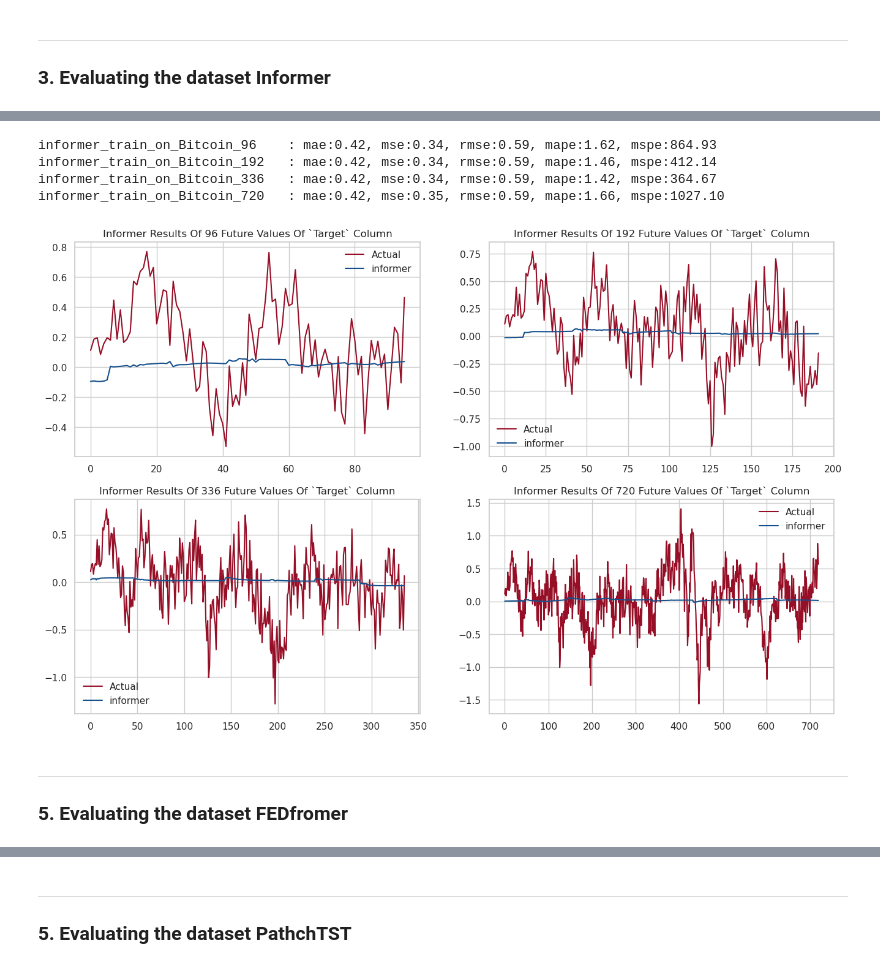
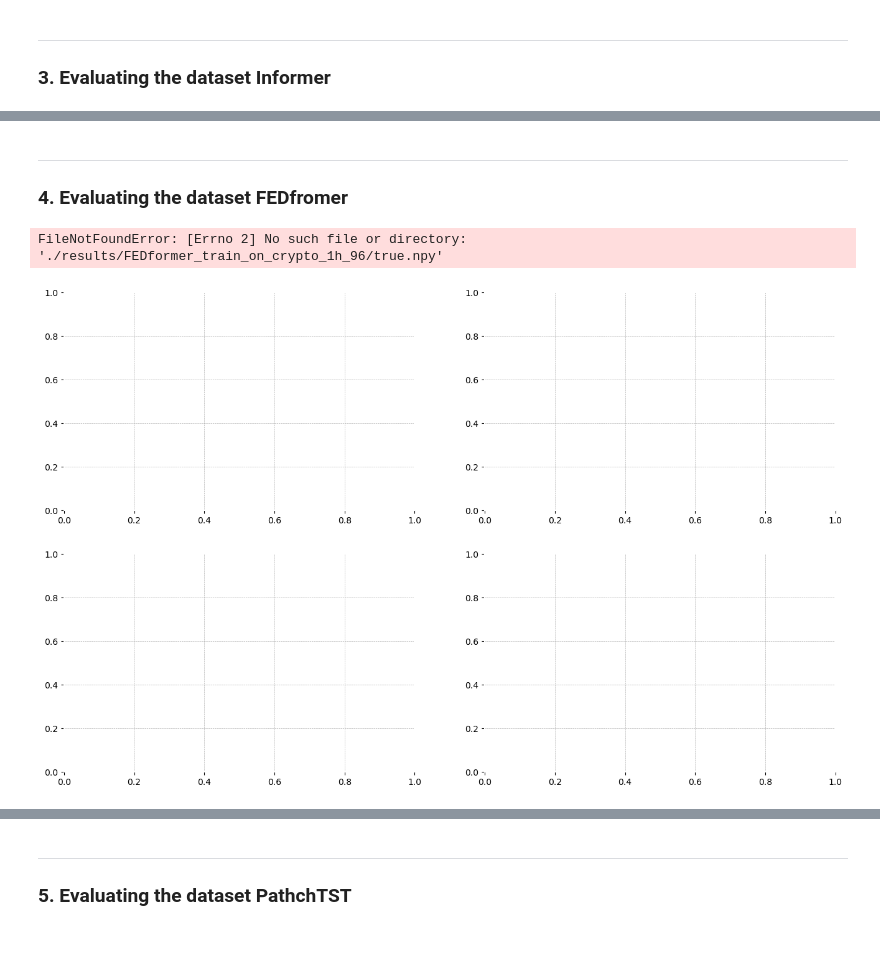
Before and after one commit to volzock/Transformer-based-solutions-for-the-long-term-time-series-forecasting, a Jupyter notebook: Crypto-Forecasting-EDA-Evaluation-on-5models.ipynb, the cells around one changed output, grey strips where cells are left out. Drawn from its saved outputs; the diff is of its cells as text; code cells hidden in the pictures; blank space fills up the shorter version.

```diff
--- a/Crypto-Forecasting-EDA-Evaluation-on-5models.ipynb
+++ b/Crypto-Forecasting-EDA-Evaluation-on-5models.ipynb
@@ -1097,12 +1083,14 @@ def Evaluate( model_name, pred_len, ax, colors):
     """
 
     InteractiveShell.ast_node_interactivity = 'last_expr'
-
-    setting = model_name+'_train_on_Bitcoin_'+str(pred_len)
+    if model_name == 'PatchTST':
+        setting = model_name+'_train_on_crypto_1h_'+str(pred_len)+'_42'
+    else:
+        setting = model_name+'_train_on_crypto_1h_'+str(pred_len)
     trues = np.load('./results/'+ setting +'/true.npy') # [samples, pred_len, dimensions]
     preds = np.load('./results/'+ setting +'/pred.npy') # [samples, pred_len, dimensions]
-    mae, mse, rmse, mape, mspe = np.load('./results/'+ setting +'/metrics.npy', allow_pickle=True)
-    print(setting + '\t: mae:{:0.2f}, mse:{:0.2f}, rmse:{:0.2f}, mape:{:0.2f}, mspe:{:0.2f}'.format(mae, mse, rmse, mape, mspe))
+    errors= np.load('./results/'+ setting +'/metrics.npy', allow_pickle=True)
+    print(setting + '\t: mae:{:0.2f}, mse:{:0.2f}'.format(errors[0], errors[1]))
 
     for i, data in enumerate([trues[0,:,-1], preds[0,:,-1]]):
         sns.lineplot(x=range(len(data)), y=data, label=["Actual", model_name][i], color=colors[i], ax=ax)
@@ -1113,0 +1102,12 @@ def Evaluate( model_name, pred_len, ax, colors):
+# %%
+fig, axs = plt.subplots(nrows=2, ncols=2, figsize=(16, 10))
+colors = [RdBu_colors[-1],RdBu_colors[0]]
+pred_lens = [96, 192, 336, 720]
+
+for i, pred_len in enumerate(pred_lens):
+    row = i // 2
+    col = i % 2
+    ax = axs[row, col]
+    Evaluate("DLinear", pred_len,ax, colors)
+
+plt.show()
@@ -1124,3 +1139,15 @@ plt.show()
 # %% [markdown]
 ---
 ### 3. Evaluating the dataset Informer
+# %%
+model_name = "informer"
+fig, axs = plt.subplots(nrows=2, ncols=2, figsize=(16, 10))
+pred_lens = [96,192,336, 720]
+
+for i, pred_len in enumerate(pred_lens):
+    row = i // 2
+    col = i % 2
+    ax = axs[row, col]
+    Evaluate(model_name, pred_len, ax, colors)
+
+plt.show()
@@ -1127,19 +1160,18 @@ plt.show()
+# %% [markdown]
+---
+### 4. Evaluating the dataset FEDfromer
 # %%
+model_name = "FEDformer"
 fig, axs = plt.subplots(nrows=2, ncols=2, figsize=(16, 10))
+pred_lens = [96,]
 
 for i, pred_len in enumerate(pred_lens):
     row = i // 2
     col = i % 2
     ax = axs[row, col]
-    Evaluate("informer", pred_len,ax, colors)
+    Evaluate(model_name, pred_len, ax, colors)
 
 plt.show()
 # %% [output]
-informer_train_on_Bitcoin_96    : mae:0.42, mse:0.34, rmse:0.59, mape:1.62, mspe:864.93
-informer_train_on_Bitcoin_192   : mae:0.42, mse:0.34, rmse:0.59, mape:1.46, mspe:412.14
-informer_train_on_Bitcoin_336   : mae:0.42, mse:0.34, rmse:0.59, mape:1.42, mspe:364.67
-informer_train_on_Bitcoin_720   : mae:0.42, mse:0.35, rmse:0.59, mape:1.66, mspe:1027.10
+FileNotFoundError: [Errno 2] No such file or directory: './results/FEDformer_train_on_crypto_1h_96/true.npy'
-[figure, old version]
+[figure, new version]
-# %% [markdown]
----
-### 5. Evaluating the dataset FEDfromer
```
Also changed, not shown: parts of 15 cells of this notebook, 2 other files.
